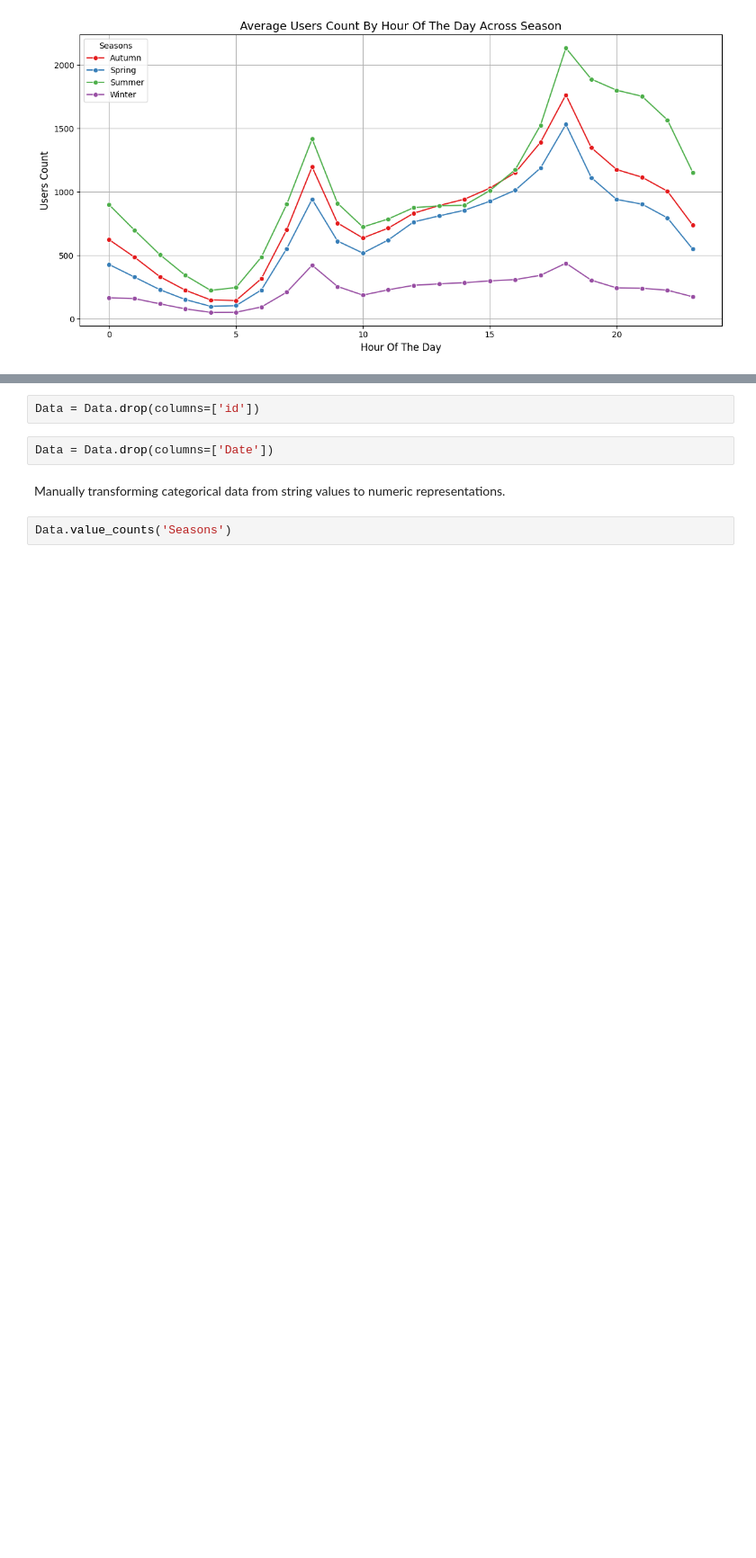
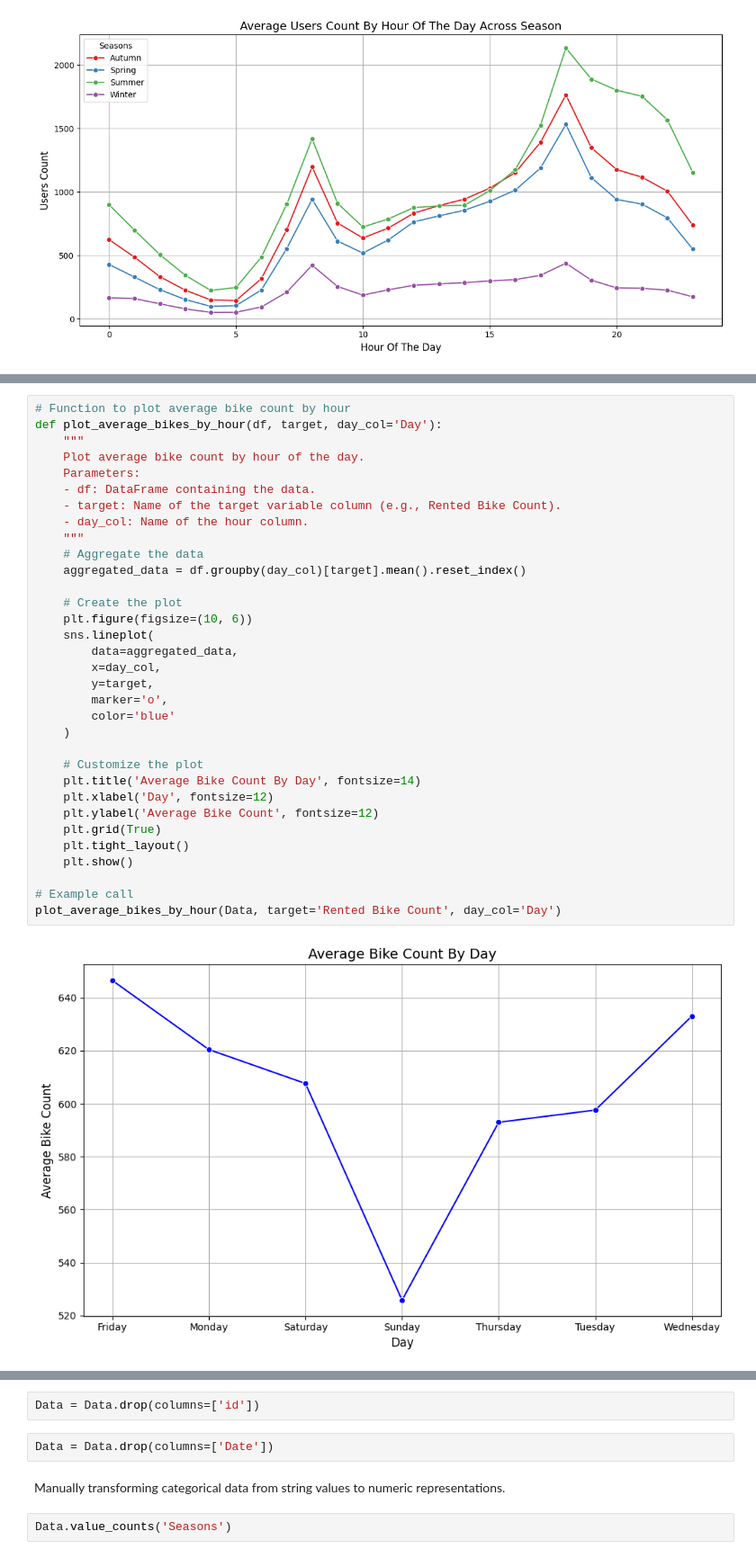
Before and after one commit to shokoufehnaseri/new_ML2_regression-, a Jupyter notebook: regression_vs.ipynb, the cells around one changed output, grey strips where cells are left out. Shown at 90% size. Drawn from its saved outputs; the diff is of its cells as text; blank space fills up the shorter version.

```diff
--- a/regression_vs.ipynb
+++ b/regression_vs.ipynb
@@ -318,3 +360,38 @@ plot_average_users_by_hour_season(Data, target='Rented Bike Count', hour_col='Ho
+# %%
+# Function to plot average bike count by hour
+def plot_average_bikes_by_hour(df, target, day_col='Day'):
+    """
+    Plot average bike count by hour of the day.
+    Parameters:
+    - df: DataFrame containing the data.
+    - target: Name of the target variable column (e.g., Rented Bike Count).
+    - day_col: Name of the hour column.
+    """
+    # Aggregate the data
+    aggregated_data = df.groupby(day_col)[target].mean().reset_index()
+
+    # Create the plot
+    plt.figure(figsize=(10, 6))
+    sns.lineplot(
+        data=aggregated_data,
+        x=day_col,
+        y=target,
+        marker='o',
+        color='blue'
+    )
+
+    # Customize the plot
+    plt.title('Average Bike Count By Day', fontsize=14)
+    plt.xlabel('Day', fontsize=12)
+    plt.ylabel('Average Bike Count', fontsize=12)
+    plt.grid(True)
+    plt.tight_layout()
+    plt.show()
+
+# Example call
+plot_average_bikes_by_hour(Data, target='Rented Bike Count', day_col='Day')
+# %% [output]
+[figure, added]
 # %%
 
 # Function to plot relationships in a grid layout
```
Also changed, not shown: parts of 37 cells of this notebook.
